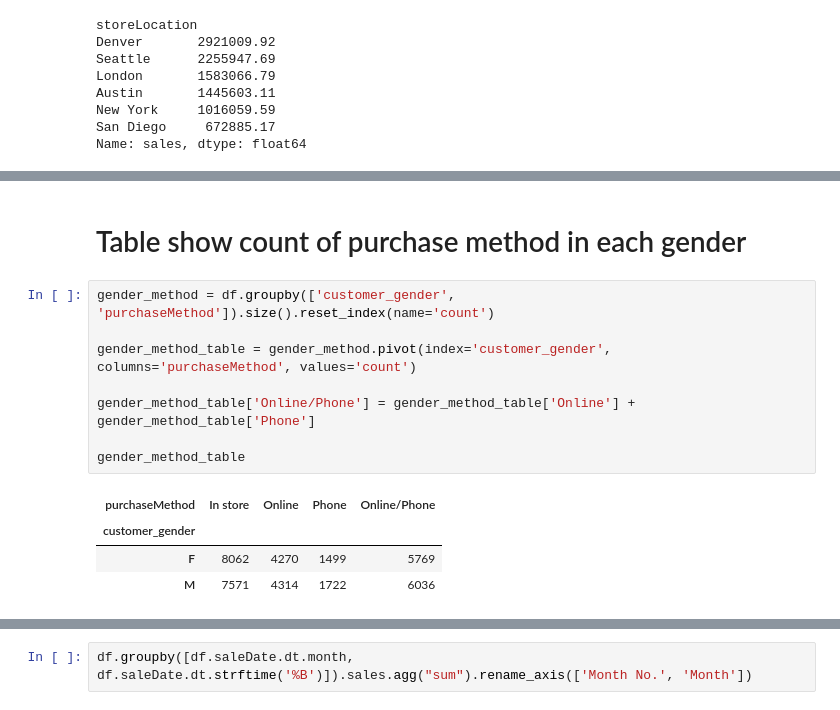
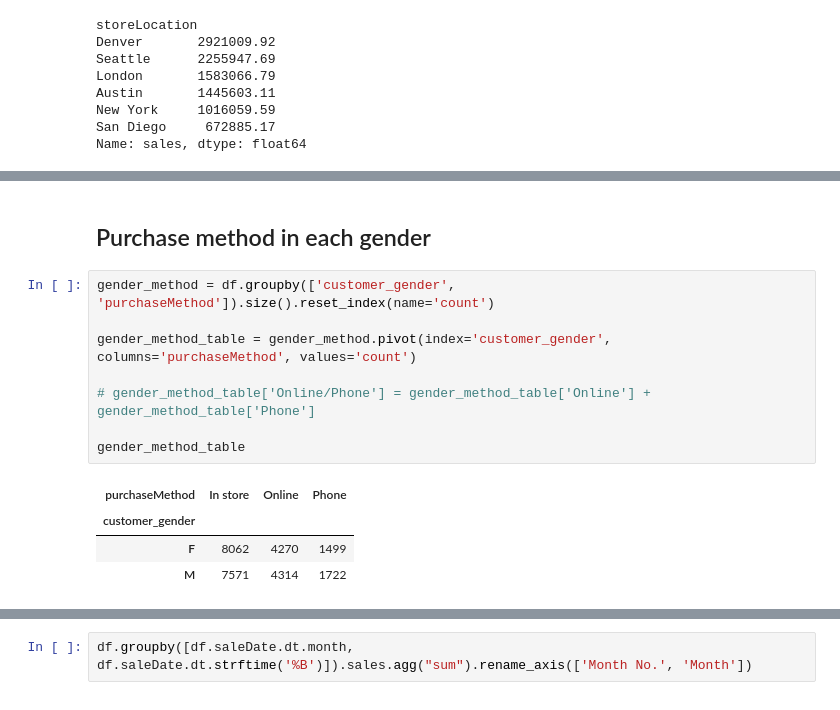
Before and after one commit to tarlrsk/data-analytics-termproject3, a Jupyter notebook: project3.ipynb, the cells around one changed output, grey strips where cells are left out. Drawn from its saved outputs; the diff is of its cells as text.

```diff
--- a/project3.ipynb
+++ b/project3.ipynb
@@ -129,15 +180,15 @@ Name: sales, dtype: float64
 # %% [markdown]
-# Table show count of purchase method in each gender
+## Purchase method in each gender
 # %%
 gender_method = df.groupby(['customer_gender', 'purchaseMethod']).size().reset_index(name='count')
 
 gender_method_table = gender_method.pivot(index='customer_gender', columns='purchaseMethod', values='count')
 
-gender_method_table['Online/Phone'] = gender_method_table['Online'] + gender_method_table['Phone']
+# gender_method_table['Online/Phone'] = gender_method_table['Online'] + gender_method_table['Phone']
 
 gender_method_table
 # %% [output]
-| purchaseMethod | In store | Online | Phone | Online/Phone |
-| customer_gender |  |  |  |  |
-| F | 8062 | 4270 | 1499 | 5769 |
-| M | 7571 | 4314 | 1722 | 6036 |
+| purchaseMethod | In store | Online | Phone |
+| customer_gender |  |  |  |
+| F | 8062 | 4270 | 1499 |
+| M | 7571 | 4314 | 1722 |
```
Also changed, not shown: parts of 20 cells of this notebook.
